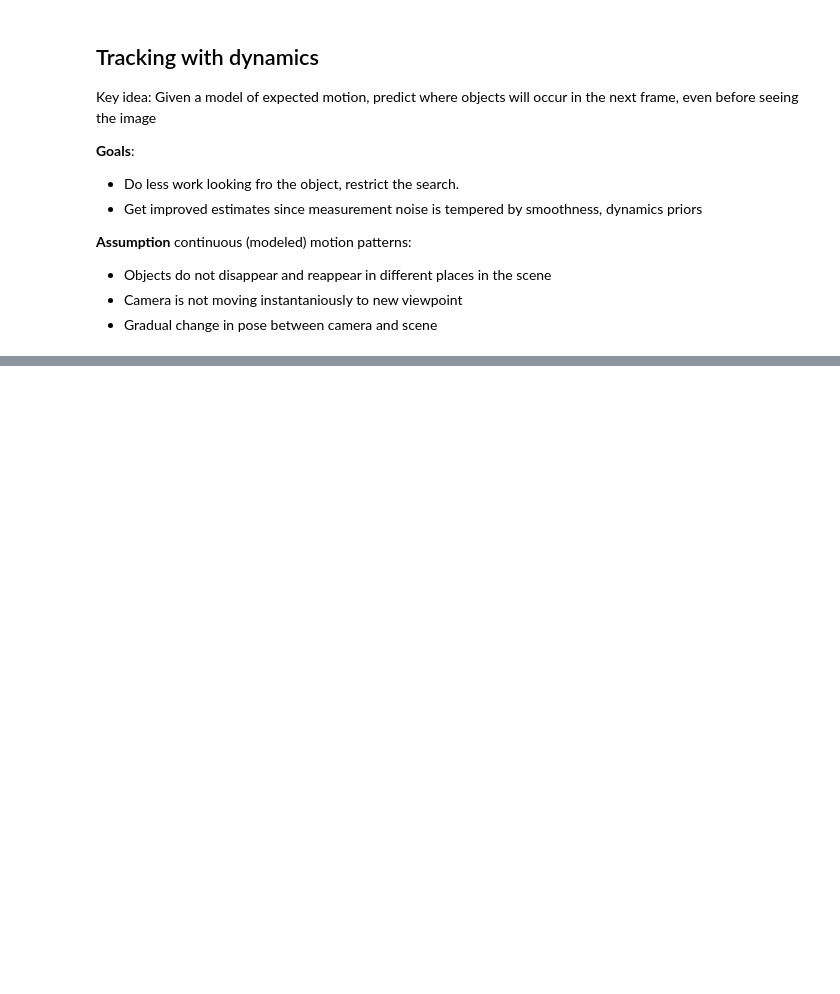
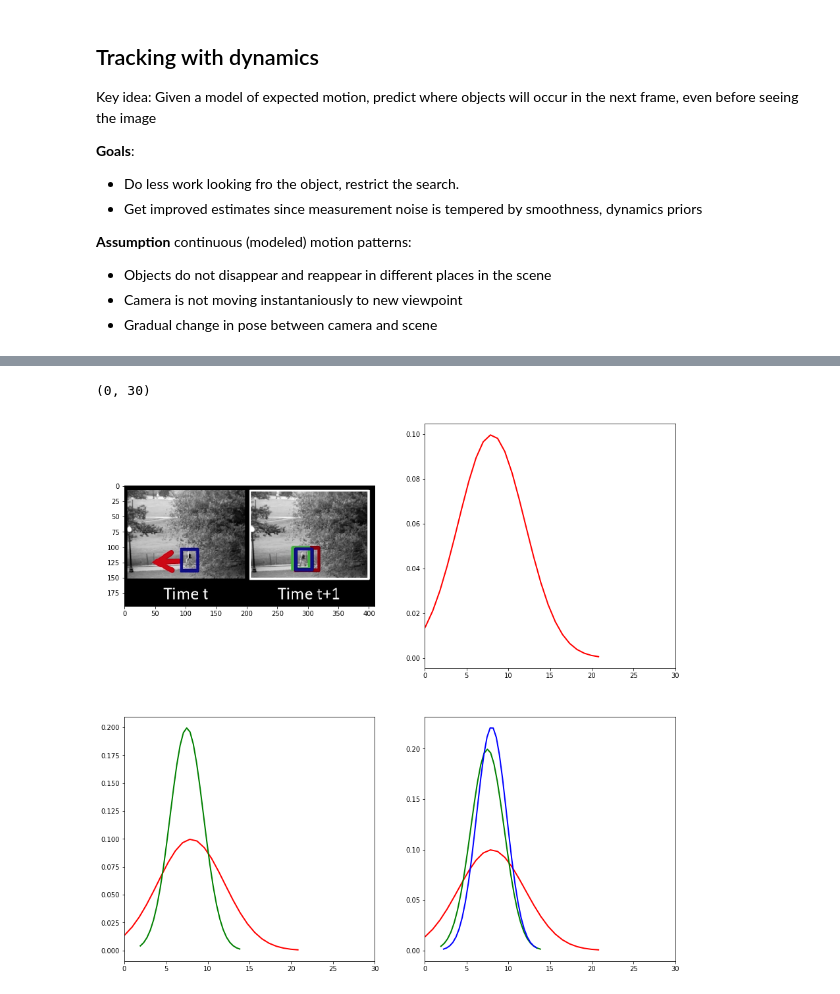
Before and after one commit to jalalirs/Introduction-to-Computer-Vision, a Jupyter notebook: L7/L7.ipynb, the cells around one changed output, grey strips where cells are left out. Drawn from its saved outputs; the diff is of its cells as text; code cells hidden in the pictures; blank space fills up the shorter version.

```diff
--- a/L7/L7.ipynb
+++ b/L7/L7.ipynb
@@ -96,0 +153,65 @@ Key idea: Given a model of expected motion, predict where objects will occur in
+# %%
+%matplotlib inline
+def imshow(im,fmt='jpeg'):
+    #a = np.uint8(np.clip(im, 0, 255))
+    f = BytesIO()
+    PIL.Image.fromarray(im).save(f, fmt)
+    display(NoteImage(data=f.getvalue()))
+def imsave(im,filename,fmt='jpeg'):
+    #a = np.uint8(np.clip(im, 0, 255))
+    PIL.Image.fromarray(im).save(filename, fmt)
+def imread(filename):
+    img = cv.imread(filename)
+    img = cv.cvtColor(img, cv.COLOR_BGR2RGB)
+    return img
+# %%
+
+fig , ax = plt.subplots(nrows=2,ncols=2)
+fig.set_size_inches((15,15))
+
+img = imread("imgs/L710.png")
+
+ax[0,0].imshow(img)
+
+
+mu,sigma = 8,4
+s = np.random.normal(mu, sigma, 1000)
+count, bins, ignored = ax[0,1].hist(s, 30, density=True)
+ax[0,1].clear()
+ax[0,1].plot(bins, 1/(sigma * np.sqrt(2 * np.pi)) *
+                np.exp( - (bins - mu)**2 / (2 * sigma**2) ),
+          linewidth=2, color='r')
+ax[0,1].set_xlim((0,30))
+
+mu2,sigma2 = 7.5,2
+s2 = np.random.normal(mu2, sigma2, 1000)
+count2, bins2, ignored2 = ax[1,0].hist(s2, 30, density=True)
+ax[1,0].clear()
+ax[1,0].plot(bins, 1/(sigma * np.sqrt(2 * np.pi)) *
+                np.exp( - (bins - mu)**2 / (2 * sigma**2) ),
+          linewidth=2, color='r')
+ax[1,0].plot(bins2, 1/(sigma2 * np.sqrt(2 * np.pi)) *
+                np.exp( - (bins2 - mu2)**2 / (2 * sigma2**2) ),
+          linewidth=2, color='g')
+ax[1,0].set_xlim((0,30))
+
+
+
+mu3,sigma3 = 8,1.8
+s3 = np.random.normal(mu3, sigma3, 1000)
+count3, bins3, ignored3 = ax[1,1].hist(s3, 30, density=True)
+ax[1,1].clear()
+
+ax[1,1].plot(bins, 1/(sigma * np.sqrt(2 * np.pi)) *
+                np.exp( - (bins - mu)**2 / (2 * sigma**2) ),
+          linewidth=2, color='r')
+ax[1,1].plot(bins2, 1/(sigma2 * np.sqrt(2 * np.pi)) *
+                np.exp( - (bins2 - mu2)**2 / (2 * sigma2**2) ),
+          linewidth=2, color='g')
+ax[1,1].plot(bins3, 1/(sigma3 * np.sqrt(2 * np.pi)) *
+                np.exp( - (bins3 - mu3)**2 / (2 * sigma3**2) ),
+          linewidth=2, color='b')
+ax[1,1].set_xlim((0,30))
+# %% [output]
+(0, 30)
+[figure, added]
```
Also changed, not shown: parts of 10 cells of this notebook, 5 other files.
